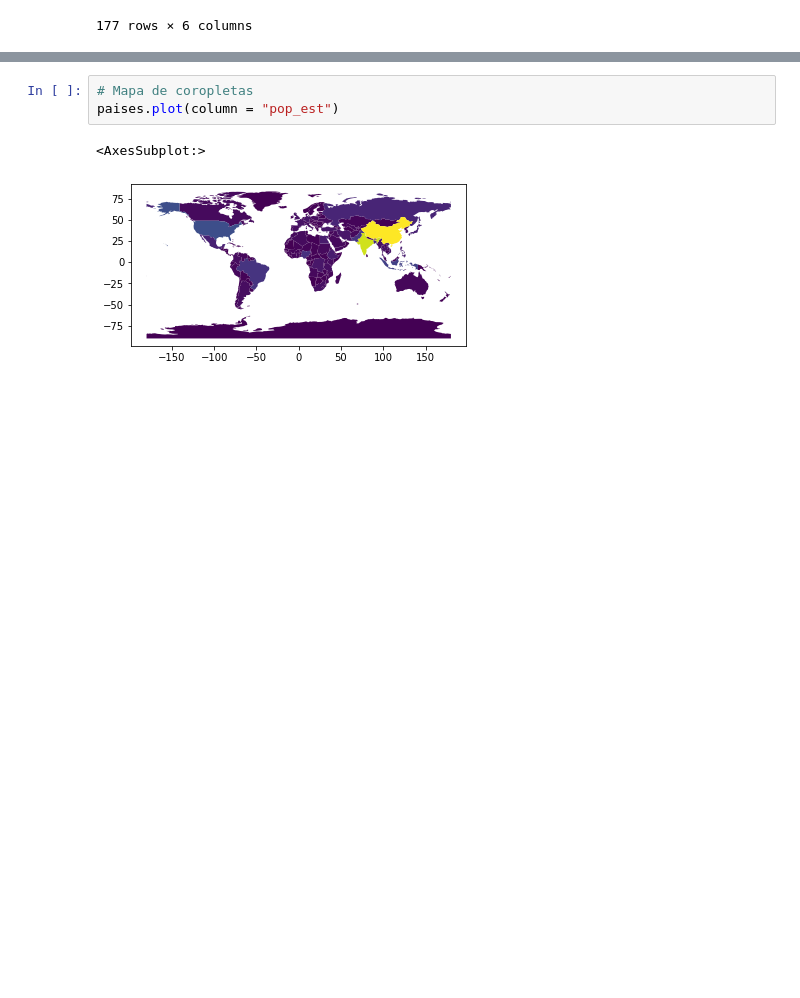
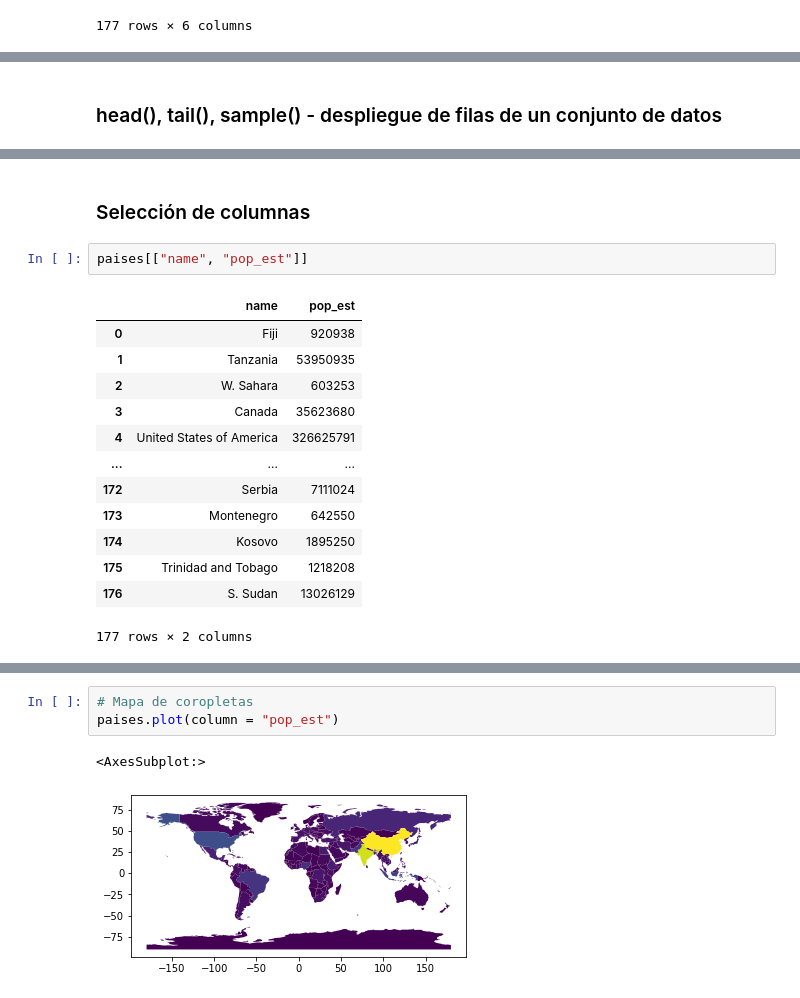
Before and after one commit to curso-python-imn/curso-python-imn.github.io, a Jupyter notebook: 18-geopandas.ipynb, the cells around one changed output, grey strips where cells are left out. Drawn from its saved outputs; the diff is of its cells as text; blank space fills up the shorter version.

```diff
--- a/18-geopandas.ipynb
+++ b/18-geopandas.ipynb
@@ -76,3 +99,5 @@ paises
+# %% [markdown]
+### head(), tail(), sample() - despliegue de filas de un conjunto de datos
 # %%
 # Muestra de 10 filas
 paises.head(10)
@@ -88,3 +113,21 @@ paises.head(10)
 | 7 | 6909701 | Oceania | Papua New Guinea | PNG | 28020.0 | MULTIPOLYGON (((141.00021 -2.6001... |
 | 8 | 260580739 | Asia | Indonesia | IDN | 3028000.0 | MULTIPOLYGON (((141.00021 -2.6001... |
 | 9 | 44293293 | South America | Argentina | ARG | 879400.0 | MULTIPOLYGON (((-68.63401 -52.636... |
+# %% [markdown]
+### Selección de columnas
+# %%
+paises[["name", "pop_est"]]
+# %% [output]
+|  | name | pop_est |
+| 0 | Fiji | 920938 |
+| 1 | Tanzania | 53950935 |
+| 2 | W. Sahara | 603253 |
+| 3 | Canada | 35623680 |
+| 4 | United States of America | 326625791 |
+| ... | ... | ... |
+| 172 | Serbia | 7111024 |
+| 173 | Montenegro | 642550 |
+| 174 | Kosovo | 1895250 |
+| 175 | Trinidad and Tobago | 1218208 |
+| 176 | S. Sudan | 13026129 |
+177 rows × 2 columns
```
Also changed, not shown: parts of 10 cells of this notebook, 14 other files.
